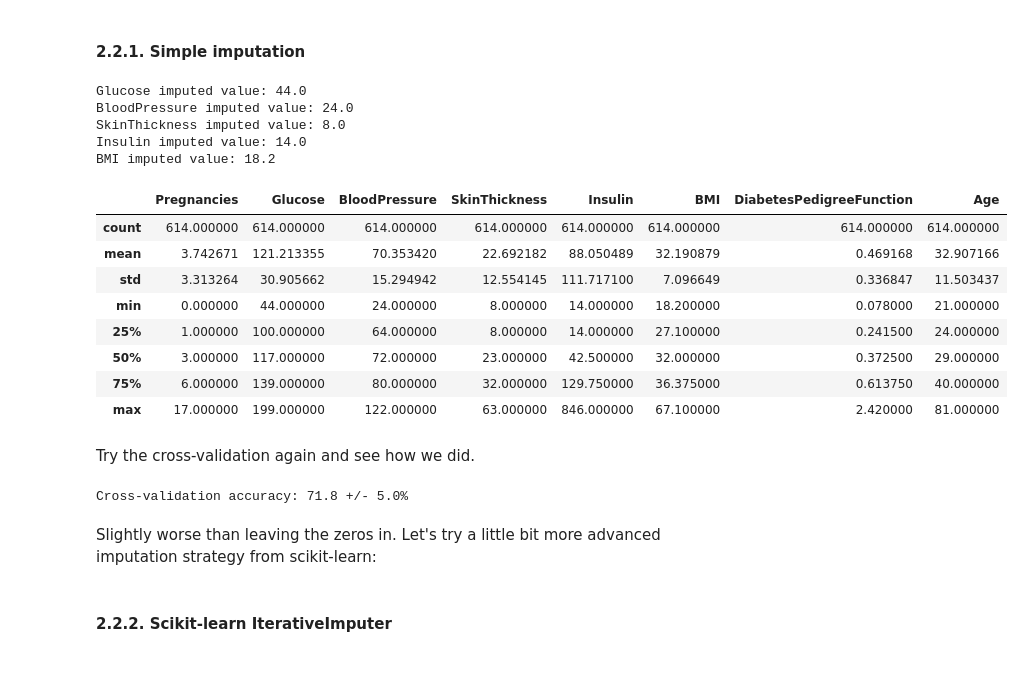
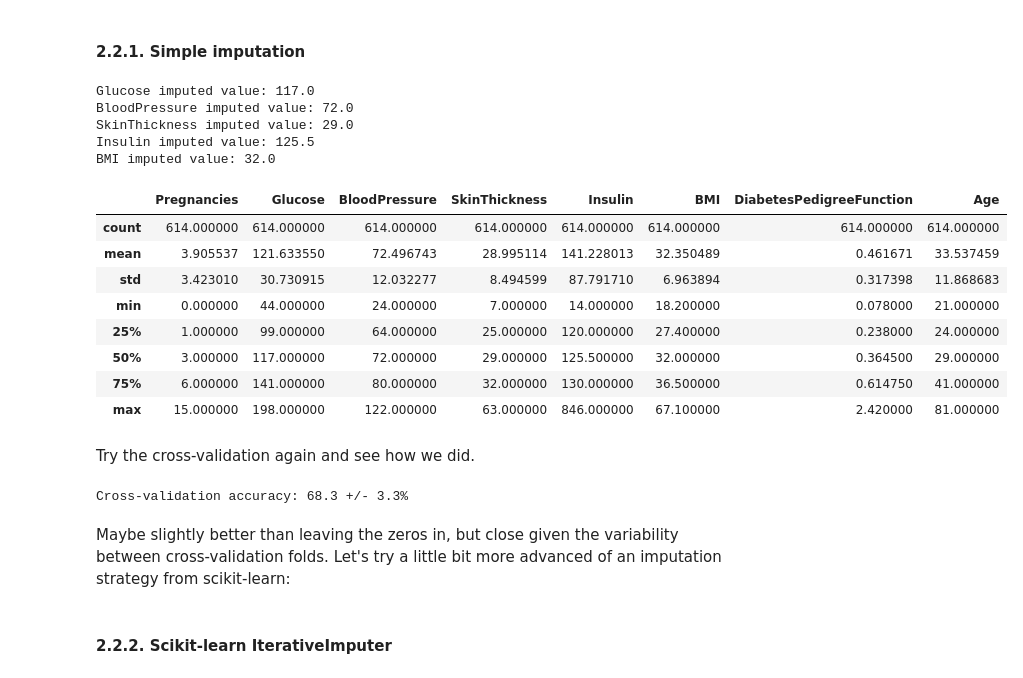
Before and after one commit to 4GeeksAcademy/tdk-gperdrizet-ML-web-app-using-Flask, a Jupyter notebook: src/solution.ipynb, the cells around one changed output. Cells and saved outputs as stored; diff of their text form; code cells hidden in the pictures.

```diff
--- a/src/solution.ipynb
+++ b/src/solution.ipynb
@@ -7,23 +5,26 @@ Absolutely minimal MVP (minimum viable product) solution.
 
 ### 1.1. Load
 # %%
+import numpy as np
 import pandas as pd
+from sklearn.model_selection import StratifiedKFold, RepeatedStratifiedKFold, ShuffleSplit
 
 # Set random seed for notebook
-random_seed=42
+random_seed=1234
 
 # Set train-test split fraction
 testing_fraction=0.2
 
-# Set cross-validation folds for experiments
-folds=5
+# Cross-validation method - make sure to set random seed to 'None'. Otherwise
+# we will generate the same split for each repetition every time we call
+cv_method=RepeatedStratifiedKFold(n_splits=5, n_repeats=3, random_state=None)
 
 # Class weighting for decision trees
 class_weights=None
 
 # Load the data from the URL
 data_df=pd.read_csv("https://raw.githubusercontent.com/4GeeksAcademy/decision-tree-project-tutorial/main/diabetes.csv")
-data_df.drop_duplicates().reset_index(inplace=True, drop=True)
+data_df.drop_duplicates().reset_index(drop=True, inplace=True)
 # %% [markdown]
 ### 1.2. Train-test split
 # %%
@@ -215,31 +215,31 @@ Wow, ok - so that's almost half of our data! We can't just throw all of those ex
 # %%
 simple_imputed_training_features=training_features.copy()
 
 for target_feature in missing_data_features:
 
     impute_data=simple_imputed_training_features[simple_imputed_training_features[target_feature] != 0][target_feature]
-    target_feature_imputed_value=impute_data.min()
+    target_feature_imputed_value=impute_data.median()
     imputed_data=simple_imputed_training_features[target_feature].replace({0:target_feature_imputed_value})
     simple_imputed_training_features[target_feature]=imputed_data
 
     print(f'{target_feature} imputed value: {target_feature_imputed_value:.1f}')
 
 simple_imputed_training_features.describe()
 # %% [output]
-Glucose imputed value: 44.0
-BloodPressure imputed value: 24.0
-SkinThickness imputed value: 8.0
-Insulin imputed value: 14.0
-BMI imputed value: 18.2
+Glucose imputed value: 117.0
+BloodPressure imputed value: 72.0
+SkinThickness imputed value: 29.0
+Insulin imputed value: 125.5
+BMI imputed value: 32.0
 |  | Pregnancies | Glucose | BloodPressure | SkinThickness | Insulin | BMI | DiabetesPedigreeFunction | Age |
 | count | 614.000000 | 614.000000 | 614.000000 | 614.000000 | 614.000000 | 614.000000 | 614.000000 | 614.000000 |
-| mean | 3.742671 | 121.213355 | 70.353420 | 22.692182 | 88.050489 | 32.190879 | 0.469168 | 32.907166 |
-| std | 3.313264 | 30.905662 | 15.294942 | 12.554145 | 111.717100 | 7.096649 | 0.336847 | 11.503437 |
-| min | 0.000000 | 44.000000 | 24.000000 | 8.000000 | 14.000000 | 18.200000 | 0.078000 | 21.000000 |
-| 25% | 1.000000 | 100.000000 | 64.000000 | 8.000000 | 14.000000 | 27.100000 | 0.241500 | 24.000000 |
-| 50% | 3.000000 | 117.000000 | 72.000000 | 23.000000 | 42.500000 | 32.000000 | 0.372500 | 29.000000 |
-| 75% | 6.000000 | 139.000000 | 80.000000 | 32.000000 | 129.750000 | 36.375000 | 0.613750 | 40.000000 |
-| max | 17.000000 | 199.000000 | 122.000000 | 63.000000 | 846.000000 | 67.100000 | 2.420000 | 81.000000 |
+| mean | 3.905537 | 121.633550 | 72.496743 | 28.995114 | 141.228013 | 32.350489 | 0.461671 | 33.537459 |
+| std | 3.423010 | 30.730915 | 12.032277 | 8.494599 | 87.791710 | 6.963894 | 0.317398 | 11.868683 |
+| min | 0.000000 | 44.000000 | 24.000000 | 7.000000 | 14.000000 | 18.200000 | 0.078000 | 21.000000 |
+| 25% | 1.000000 | 99.000000 | 64.000000 | 25.000000 | 120.000000 | 27.400000 | 0.238000 | 24.000000 |
+| 50% | 3.000000 | 117.000000 | 72.000000 | 29.000000 | 125.500000 | 32.000000 | 0.364500 | 29.000000 |
+| 75% | 6.000000 | 141.000000 | 80.000000 | 32.000000 | 130.000000 | 36.500000 | 0.614750 | 41.000000 |
+| max | 15.000000 | 198.000000 | 122.000000 | 63.000000 | 846.000000 | 67.100000 | 2.420000 | 81.000000 |
 # %% [markdown]
 Try the cross-validation again and see how we did.
 # %%
@@ -248,7 +248,7 @@ scores=cross_val_score(
     DecisionTreeClassifier(random_state=random_seed, class_weight=class_weights),
     simple_imputed_training_features,
     training_labels,
-    cv=StratifiedKFold(folds),
+    cv=cv_method,
     n_jobs=-1,
     scoring='accuracy'
 )
@@ -256,10 +256,10 @@ scores=cross_val_score(
 # Collect the scores so we can plot and compare later
 experiments['Simple imputation']=scores * 100
 
-print(f'Cross-validation accuracy: {(scores.mean() * 100):.1f} +/- {(scores.std() * 100):.1f}%')
+print(f'Cross-validation accuracy: {(np.median(scores) * 100):.1f} +/- {(scores.std() * 100):.1f}%')
 # %% [output]
-Cross-validation accuracy: 71.8 +/- 5.0%
+Cross-validation accuracy: 68.3 +/- 3.3%
 # %% [markdown]
-Slightly worse than leaving the zeros in. Let's try a little bit more advanced imputation strategy from scikit-learn:
+Maybe slightly better than leaving the zeros in, but close given the variability between cross-validation folds. Let's try a little bit more advanced of an imputation strategy from scikit-learn:
 # %% [markdown]
 #### 2.2.2. Scikit-learn IterativeImputer
```
Also changed, not shown: parts of 47 cells of this notebook, 1 other file.
